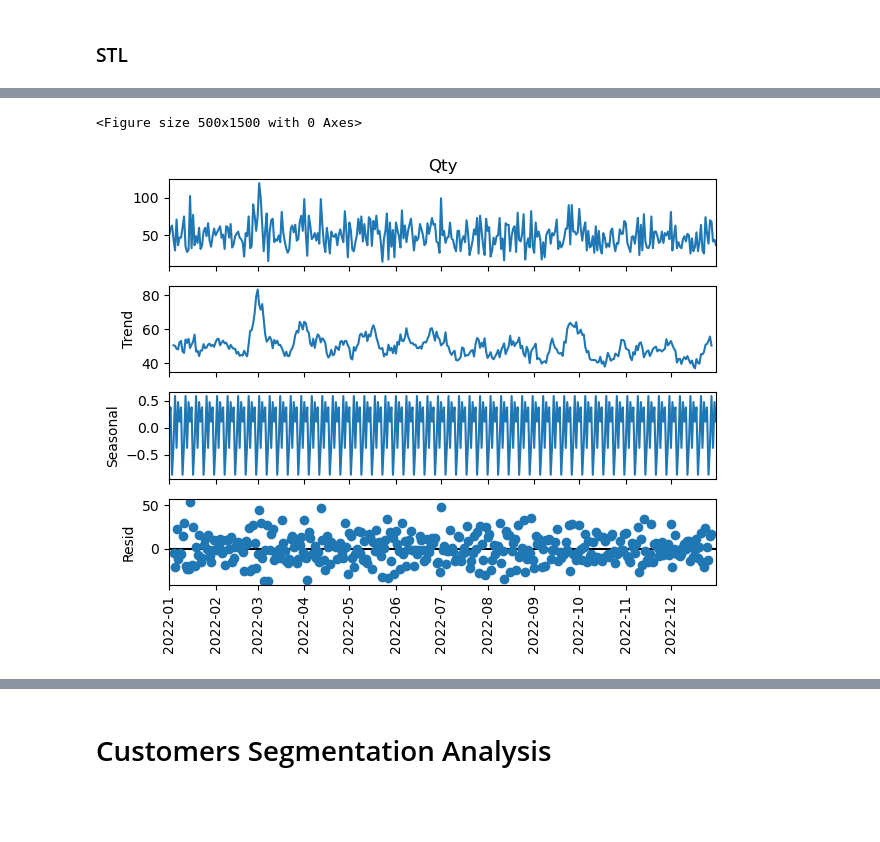
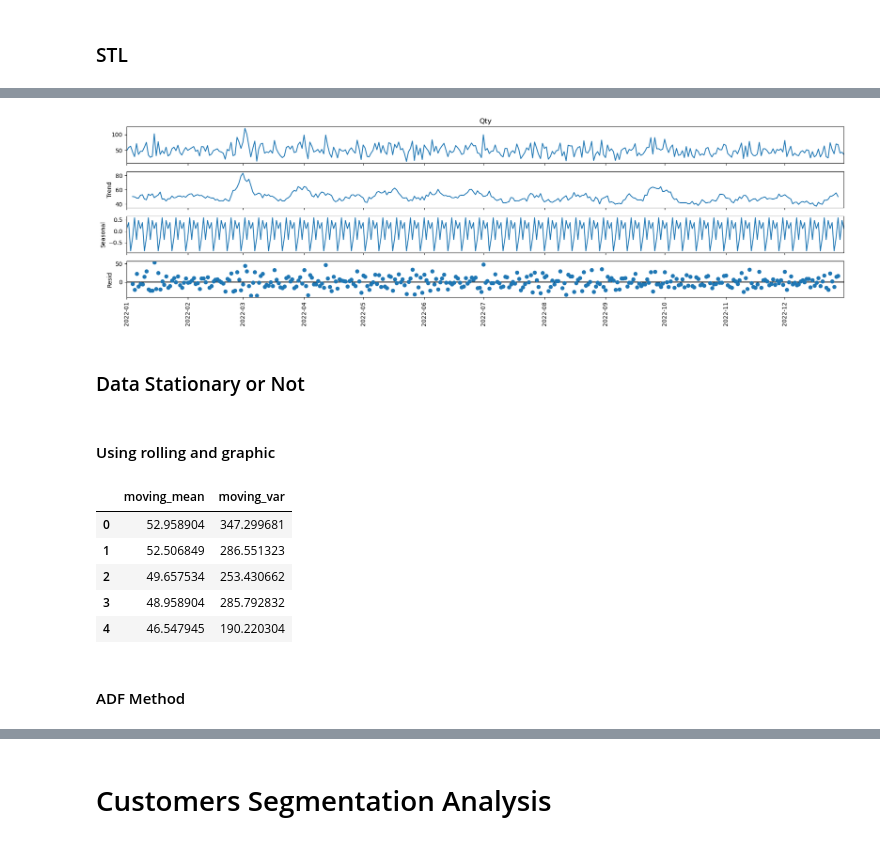
Before and after one commit to Faridwm/PBI_Rakamin-X-Kalbe_Data-Scientist, a Jupyter notebook: PBI ML.ipynb, the cells around one changed output, grey strips where cells are left out. Saved outputs shown, nothing was run; the diff lists cells and outputs as text; code cells hidden in the pictures; blank space fills up the shorter version.

```diff
--- a/PBI ML.ipynb
+++ b/PBI ML.ipynb
@@ -395,8 +395,11 @@ plt.show()
 # %%
-plt.figure(figsize=(5,15))
-sm.tsa.seasonal_decompose(df_tsa['Qty']).plot()
+fig = sm.tsa.seasonal_decompose(df_tsa['Qty']).plot()
+fig.set_figwidth(20)
 plt.xticks(rotation=90)
 plt.show()
 # %% [output]
-<Figure size 500x1500 with 0 Axes>
-[figure, old version]
+[figure, new version]
+# %% [markdown]
+### Data Stationary or Not
+# %% [markdown]
+#### Using rolling and graphic
@@ -402,0 +421,11 @@ plt.show()
+# %%
+mv_mean_var
+# %% [output]
+|  | moving_mean | moving_var |
+| 0 | 52.958904 | 347.299681 |
+| 1 | 52.506849 | 286.551323 |
+| 2 | 49.657534 | 253.430662 |
+| 3 | 48.958904 | 285.792832 |
+| 4 | 46.547945 | 190.220304 |
+# %% [markdown]
+#### ADF Method
```
Also changed, not shown: parts of 14 cells of this notebook, 1 other file.
